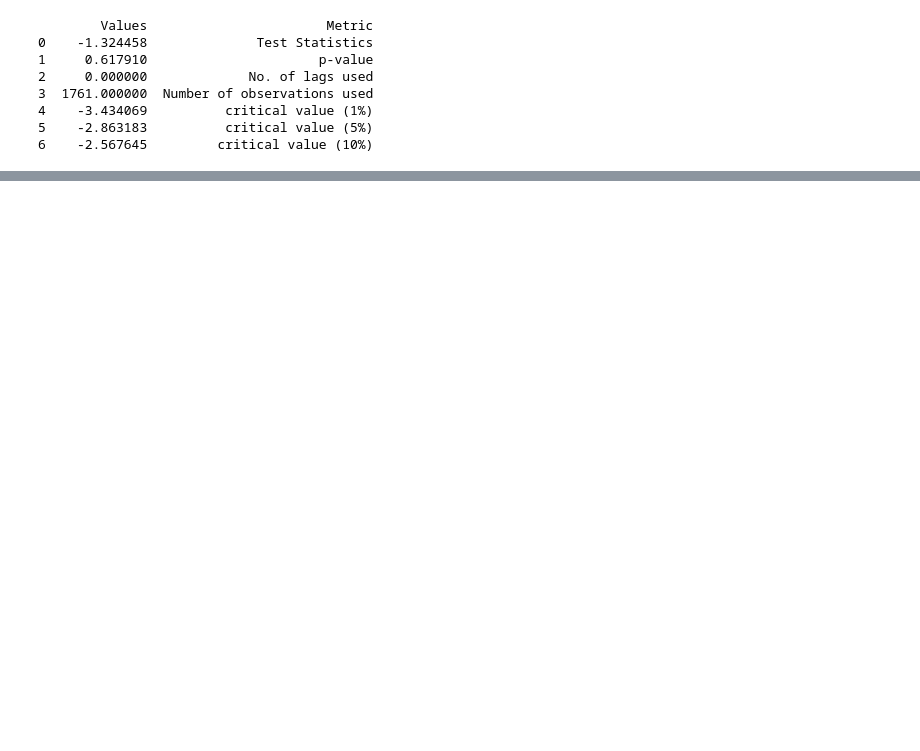
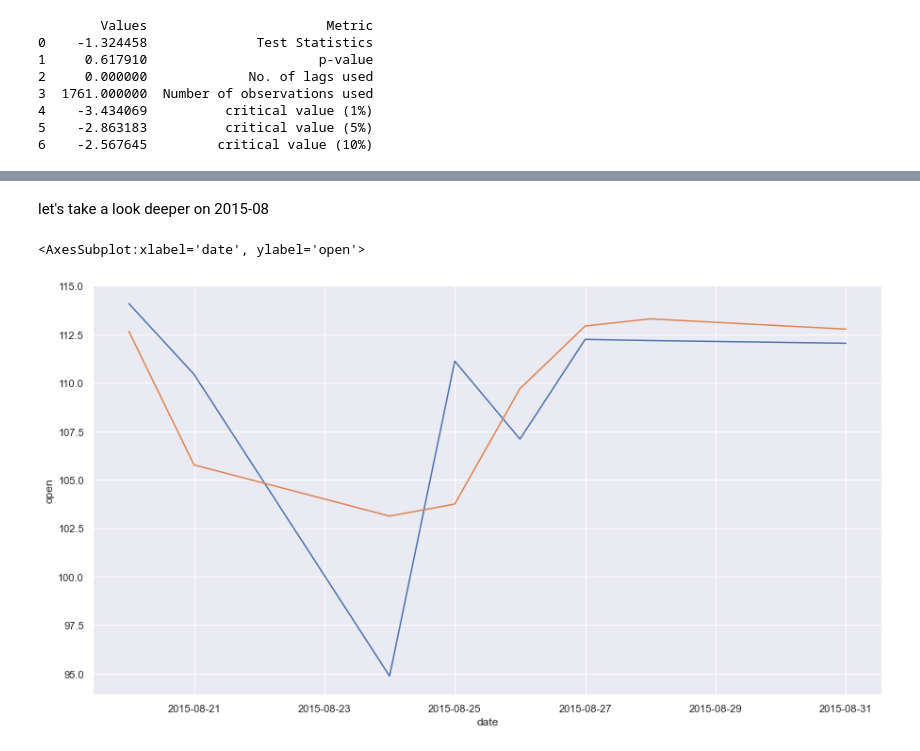
Before and after one commit to gihonglee/Stock_Analysis, a Jupyter notebook: main.ipynb, the cells around one changed output, grey strips where cells are left out. Cells and saved outputs as stored; diff of their text form; code cells hidden in the pictures; blank space fills up the shorter version.

```diff
--- a/main.ipynb
+++ b/main.ipynb
@@ -257,0 +261,11 @@ From this plot, we can clearly see the increasing trend in number of passengers
+# %% [markdown]
+let's take a look deeper on 2015-08
+# %%
+import datetime
+df_apple_aug = df_apple.loc['2015-8-20':'2015-8-31']
+sns.set(rc = {'figure.figsize':(15,8)})
+sns.lineplot(x=df_apple_aug.index, y= df_apple_aug['open'], legend='full')
+sns.lineplot(x=df_apple_aug.index, y= df_apple_aug['close'], legend='full')
+# %% [output]
+<AxesSubplot:xlabel='date', ylabel='open'>
+[figure, added]
```
Also changed, not shown: parts of 35 cells of this notebook.
